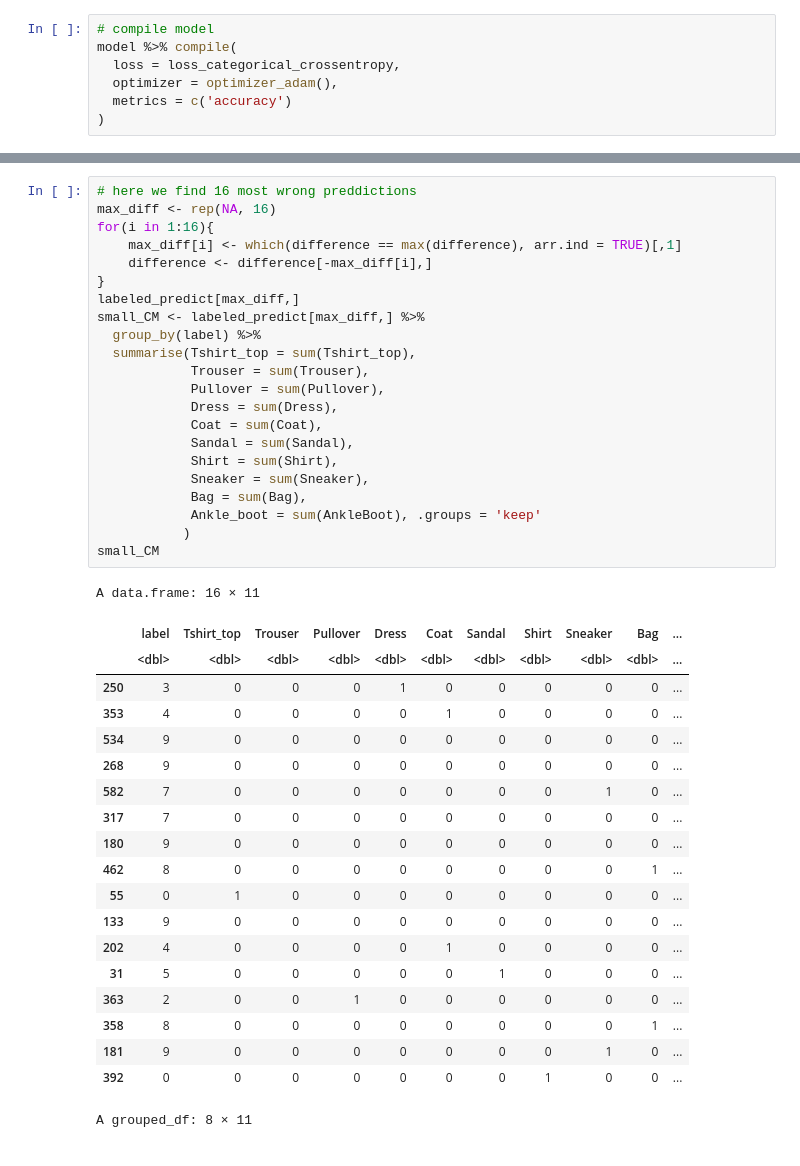
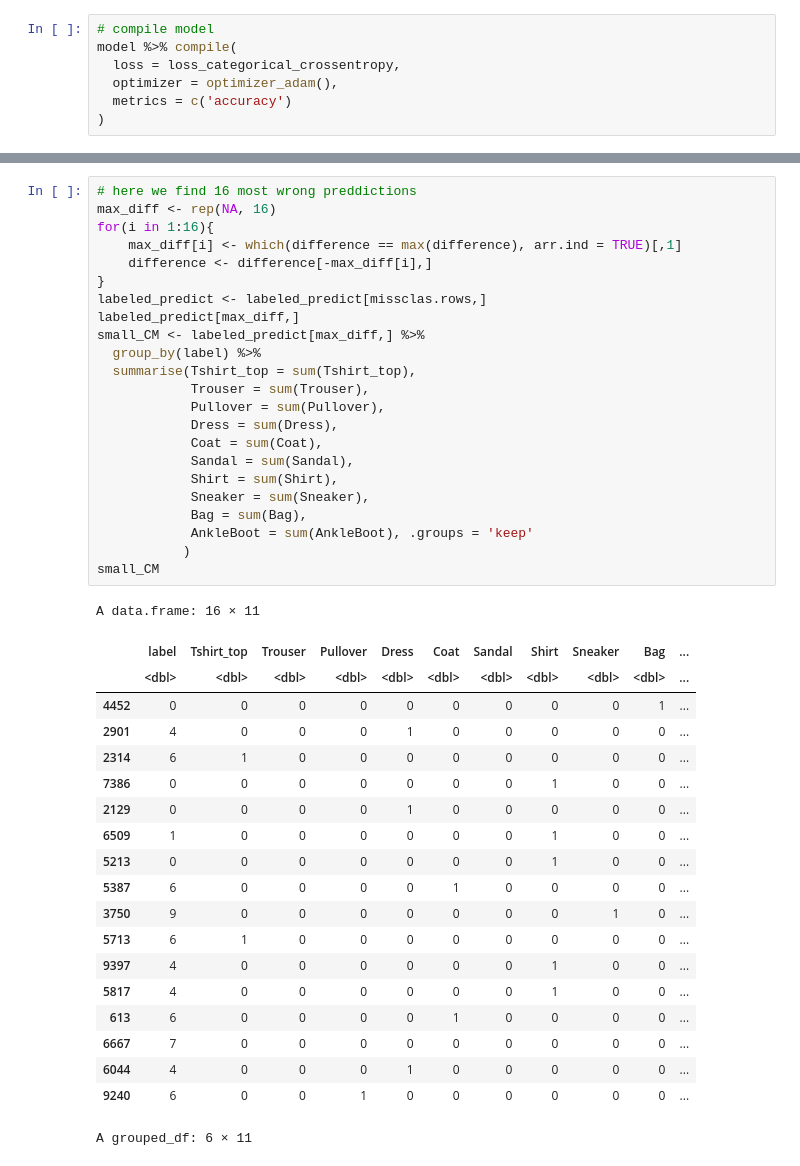
Before and after one commit to jan-bubenicek/M7DataSP, a Jupyter notebook: lecture03.ipynb, the cells around one changed output, grey strips where cells are left out. Saved outputs shown, nothing was run; the diff lists cells and outputs as text.

```diff
--- a/lecture03.ipynb
+++ b/lecture03.ipynb
@@ -316,43 +233,44 @@ A matrix: 786 × 10 of type dbl
 # %%
 # here we find 16 most wrong preddictions
 max_diff <- rep(NA, 16)
 for(i in 1:16){
     max_diff[i] <- which(difference == max(difference), arr.ind = TRUE)[,1]
     difference <- difference[-max_diff[i],]
 }
+labeled_predict <- labeled_predict[missclas.rows,]
 labeled_predict[max_diff,]
 small_CM <- labeled_predict[max_diff,] %>%
   group_by(label) %>%
   summarise(Tshirt_top = sum(Tshirt_top),
             Trouser = sum(Trouser),
             Pullover = sum(Pullover),
             Dress = sum(Dress),
             Coat = sum(Coat),
             Sandal = sum(Sandal),
             Shirt = sum(Shirt),
             Sneaker = sum(Sneaker),
             Bag = sum(Bag),
-            Ankle_boot = sum(AnkleBoot), .groups = 'keep'
+            AnkleBoot = sum(AnkleBoot), .groups = 'keep'
            )
 small_CM
 # %% [output]
 A data.frame: 16 × 11
 |  | label | Tshirt_top | Trouser | Pullover | Dress | Coat | Sandal | Shirt | Sneaker | Bag | ... |
 |  | <dbl> | <dbl> | <dbl> | <dbl> | <dbl> | <dbl> | <dbl> | <dbl> | <dbl> | <dbl> | ... |
-| 250 | 3 | 0 | 0 | 0 | 1 | 0 | 0 | 0 | 0 | 0 | ... |
-| 353 | 4 | 0 | 0 | 0 | 0 | 1 | 0 | 0 | 0 | 0 | ... |
-| 534 | 9 | 0 | 0 | 0 | 0 | 0 | 0 | 0 | 0 | 0 | ... |
-| 268 | 9 | 0 | 0 | 0 | 0 | 0 | 0 | 0 | 0 | 0 | ... |
-| 582 | 7 | 0 | 0 | 0 | 0 | 0 | 0 | 0 | 1 | 0 | ... |
-| 317 | 7 | 0 | 0 | 0 | 0 | 0 | 0 | 0 | 0 | 0 | ... |
-| 180 | 9 | 0 | 0 | 0 | 0 | 0 | 0 | 0 | 0 | 0 | ... |
-| 462 | 8 | 0 | 0 | 0 | 0 | 0 | 0 | 0 | 0 | 1 | ... |
-| 55 | 0 | 1 | 0 | 0 | 0 | 0 | 0 | 0 | 0 | 0 | ... |
-| 133 | 9 | 0 | 0 | 0 | 0 | 0 | 0 | 0 | 0 | 0 | ... |
-| 202 | 4 | 0 | 0 | 0 | 0 | 1 | 0 | 0 | 0 | 0 | ... |
-| 31 | 5 | 0 | 0 | 0 | 0 | 0 | 1 | 0 | 0 | 0 | ... |
-| 363 | 2 | 0 | 0 | 1 | 0 | 0 | 0 | 0 | 0 | 0 | ... |
-| 358 | 8 | 0 | 0 | 0 | 0 | 0 | 0 | 0 | 0 | 1 | ... |
-| 181 | 9 | 0 | 0 | 0 | 0 | 0 | 0 | 0 | 1 | 0 | ... |
-| 392 | 0 | 0 | 0 | 0 | 0 | 0 | 0 | 1 | 0 | 0 | ... |
+| 4452 | 0 | 0 | 0 | 0 | 0 | 0 | 0 | 0 | 0 | 1 | ... |
+| 2901 | 4 | 0 | 0 | 0 | 1 | 0 | 0 | 0 | 0 | 0 | ... |
+| 2314 | 6 | 1 | 0 | 0 | 0 | 0 | 0 | 0 | 0 | 0 | ... |
+| 7386 | 0 | 0 | 0 | 0 | 0 | 0 | 0 | 1 | 0 | 0 | ... |
+| 2129 | 0 | 0 | 0 | 0 | 1 | 0 | 0 | 0 | 0 | 0 | ... |
+| 6509 | 1 | 0 | 0 | 0 | 0 | 0 | 0 | 1 | 0 | 0 | ... |
+| 5213 | 0 | 0 | 0 | 0 | 0 | 0 | 0 | 1 | 0 | 0 | ... |
+| 5387 | 6 | 0 | 0 | 0 | 0 | 1 | 0 | 0 | 0 | 0 | ... |
+| 3750 | 9 | 0 | 0 | 0 | 0 | 0 | 0 | 0 | 1 | 0 | ... |
+| 5713 | 6 | 1 | 0 | 0 | 0 | 0 | 0 | 0 | 0 | 0 | ... |
+| 9397 | 4 | 0 | 0 | 0 | 0 | 0 | 0 | 1 | 0 | 0 | ... |
+| 5817 | 4 | 0 | 0 | 0 | 0 | 0 | 0 | 1 | 0 | 0 | ... |
+| 613 | 6 | 0 | 0 | 0 | 0 | 1 | 0 | 0 | 0 | 0 | ... |
+| 6667 | 7 | 0 | 0 | 0 | 0 | 0 | 0 | 0 | 0 | 0 | ... |
+| 6044 | 4 | 0 | 0 | 0 | 1 | 0 | 0 | 0 | 0 | 0 | ... |
+| 9240 | 6 | 0 | 0 | 1 | 0 | 0 | 0 | 0 | 0 | 0 | ... |
-A grouped_df: 8 × 11
+A grouped_df: 6 × 11
```
Also changed, not shown: parts of 19 cells of this notebook.
